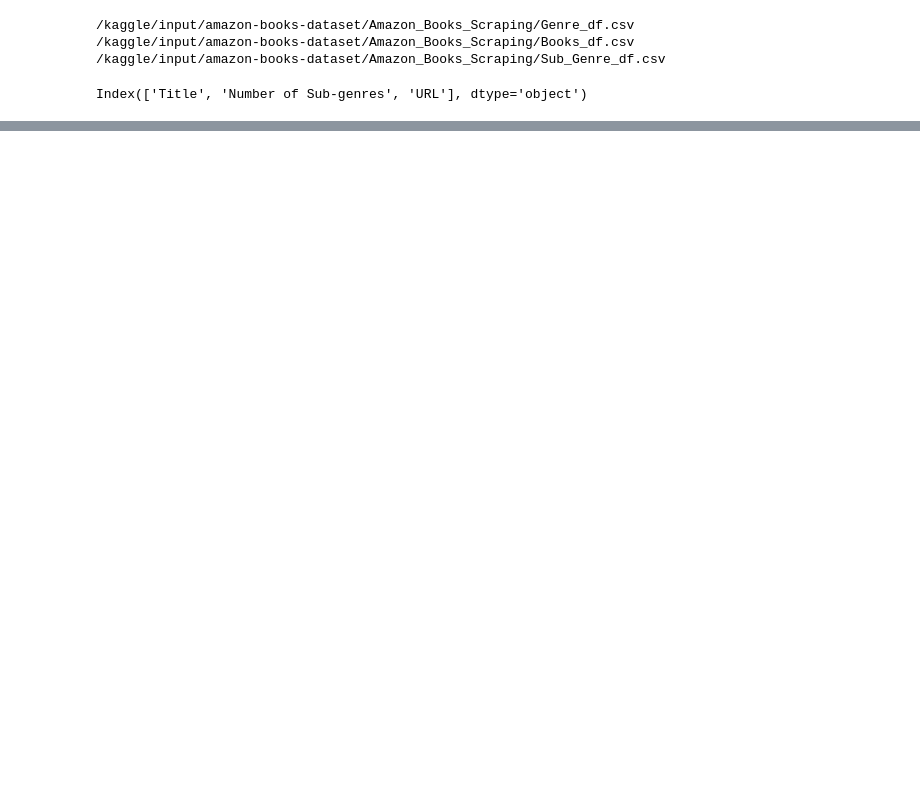
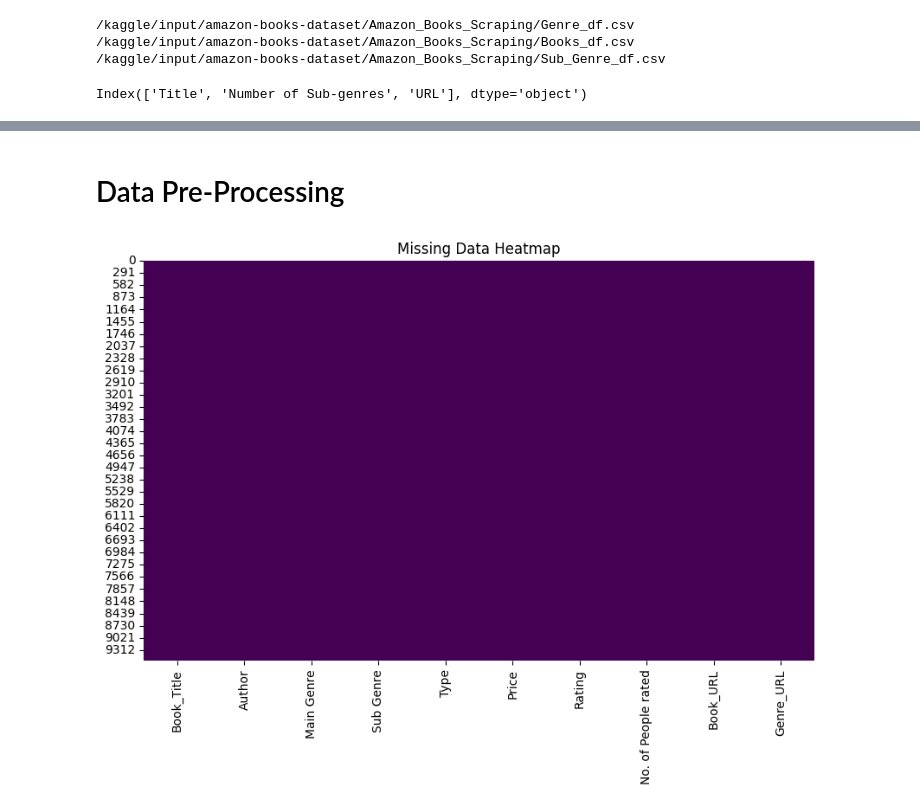
Before and after one commit to nikhilbansal23/AmazonBooksRecommendation, a Jupyter notebook: amazonbooksrecommendation.ipynb, the cells around one changed output, grey strips where cells are left out. Saved outputs shown, nothing was run; the diff lists cells and outputs as text; code cells hidden in the pictures; blank space fills up the shorter version.

Commit message:
Kaggle Notebook | AmazonBooksRecommendation | Version 2

```diff
--- a/amazonbooksrecommendation.ipynb
+++ b/amazonbooksrecommendation.ipynb
@@ -56,0 +45,22 @@ final_df.head(10)
+# %% [markdown]
+#   Data Pre-Processing
+# %%
+final_df.drop(['Title_y','Number of Sub-genres','Title','Main Genre_y','URLs_y','No. of Books'],axis =1,inplace=True)
+# %%
+column_mapping = {'Title_x': 'Book_Title',
+                  'Main Genre_x': 'Main Genre',
+                  'URLs_x': 'Book_URL',
+                 'URL': 'Genre_URL'
+                 }
+final_df.rename(columns = column_mapping, inplace =True)
+# %%
+# Check for missing data using heatmap. Looks like we are good to go with missing data handling
+missing_data = final_df.isnull().sum()
+
+# Visualize missing data
+plt.figure(figsize=(10, 6))
+sns.heatmap(final_df.isnull(), cbar=False, cmap='viridis')
+plt.title('Missing Data Heatmap')
+plt.show()
+# %% [output]
+[figure, added]
```
Also changed, not shown: parts of 6 cells of this notebook.
